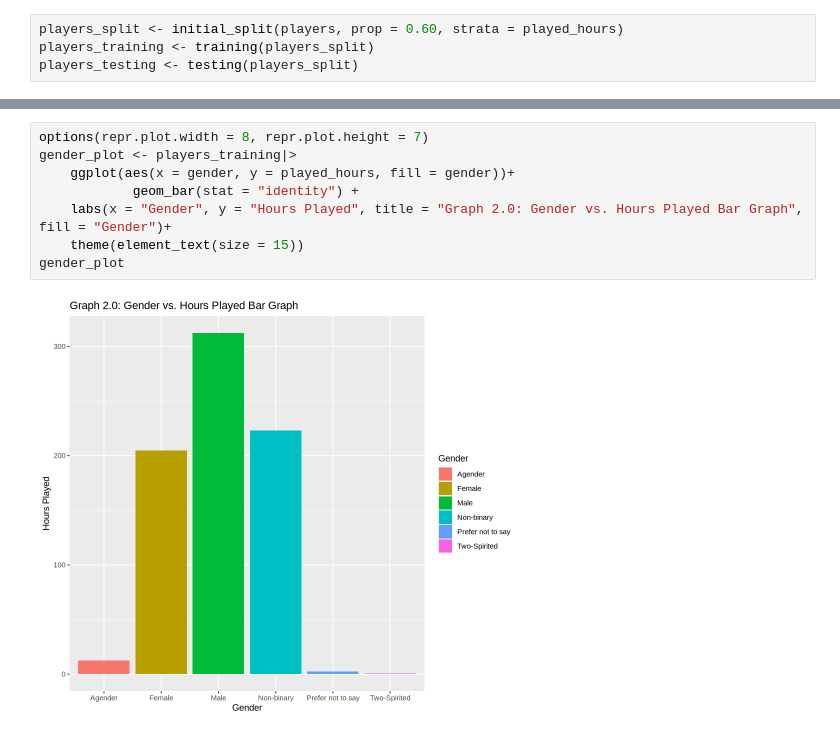
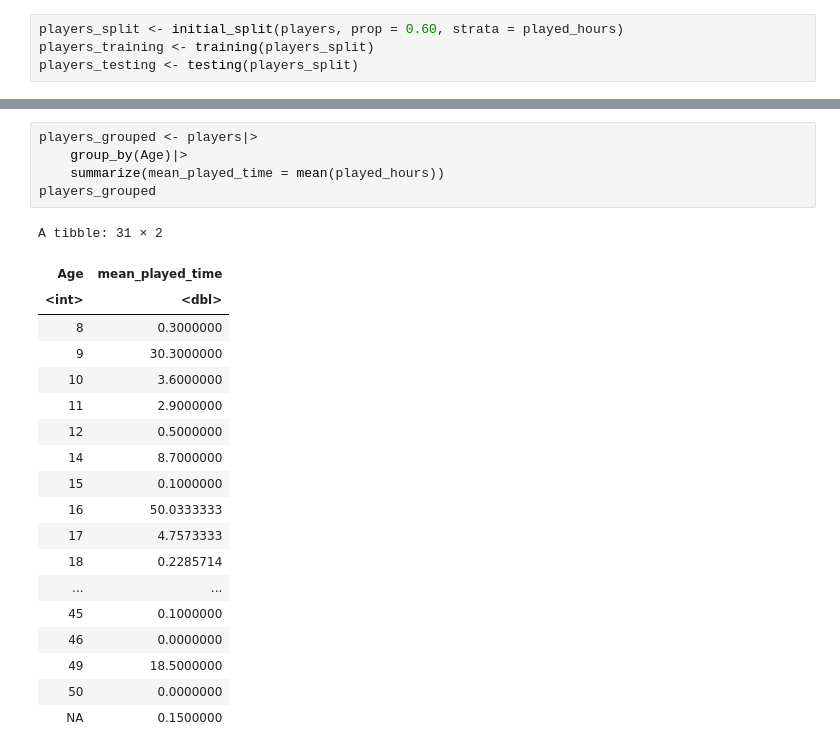
Before and after one commit to Alexis-Jang/Group7-DSCI100project, a Jupyter notebook: Actual Project.ipynb, the cells around one changed output, grey strips where cells are left out. Cells and saved outputs as stored; diff of their text form.

```diff
--- a/Actual Project.ipynb
+++ b/Actual Project.ipynb
@@ -107,10 +107,25 @@ Warning message:
 # %%
-options(repr.plot.width = 8, repr.plot.height = 7)
-gender_plot <- players_training|>
-    ggplot(aes(x = gender, y = played_hours, fill = gender))+
-            geom_bar(stat = "identity") +
-    labs(x = "Gender", y = "Hours Played", title = "Graph 2.0: Gender vs. Hours Played Bar Graph", fill = "Gender")+
-    theme(element_text(size = 15))
-gender_plot
+players_grouped <- players|>
+    group_by(Age)|>
+    summarize(mean_played_time = mean(played_hours))
+players_grouped
 # %% [output]
-[figure, removed]
+A tibble: 31 × 2
+| Age | mean_played_time |
+| <int> | <dbl> |
+| 8 | 0.3000000 |
+| 9 | 30.3000000 |
+| 10 | 3.6000000 |
+| 11 | 2.9000000 |
+| 12 | 0.5000000 |
+| 14 | 8.7000000 |
+| 15 | 0.1000000 |
+| 16 | 50.0333333 |
+| 17 | 4.7573333 |
+| 18 | 0.2285714 |
+| ... | ... |
+| 45 | 0.1000000 |
+| 46 | 0.0000000 |
+| 49 | 18.5000000 |
+| 50 | 0.0000000 |
+| NA | 0.1500000 |
```
Also changed, not shown: parts of 3 cells of this notebook.
